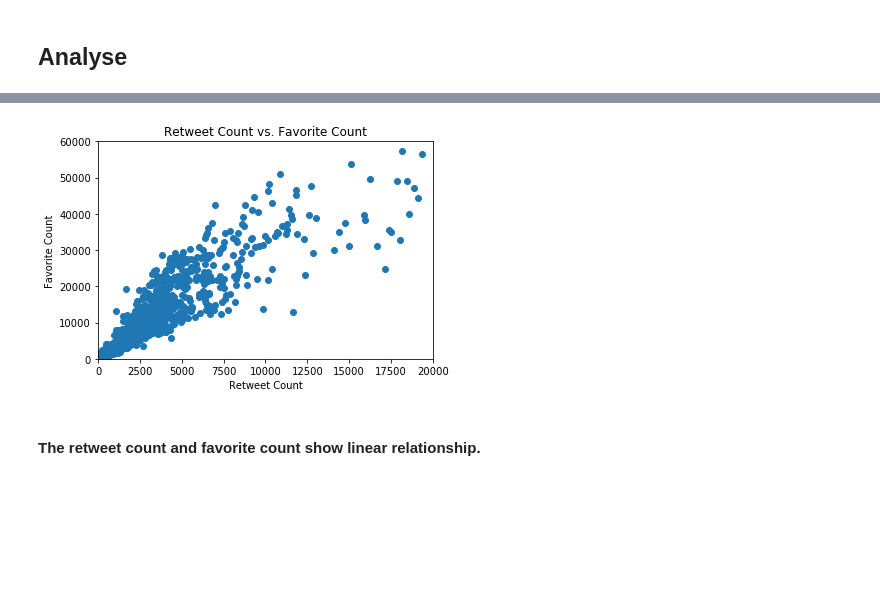
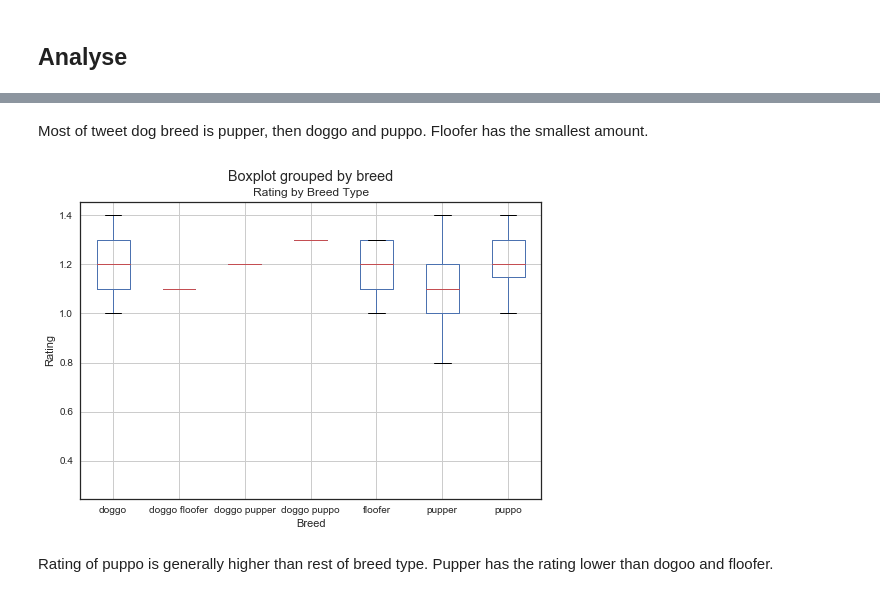
Before and after one commit to michellemao0224/Data-Wrangling, a Jupyter notebook: Project/wrangle_act.ipynb, the cells around one changed output, grey strips where cells are left out. Cells and saved outputs as stored; diff of their text form; code cells hidden in the pictures; blank space fills up the shorter version.

```diff
--- a/Project/wrangle_act.ipynb
+++ b/Project/wrangle_act.ipynb
@@ -418,15 +869,16 @@ archive.boxplot(column='rating', by='breed')
-# %%
-plt.scatter(x = archive.retweet_count, y = archive.favorite_count)
-plt.xlim(0, 20000)
-plt.ylim(0, 60000)
-plt.xlabel('Retweet Count');
-plt.ylabel('Favorite Count');
-plt.title('Retweet Count vs. Favorite Count');
-plt.show()
-# %% [output]
-[figure, removed]
-# %% [markdown]
-#### The retweet count and favorite count show linear relationship.
+# %% [markdown]
+Most of tweet dog breed is pupper, then doggo and puppo. Floofer has the smallest amount.
+# %%
+archive.boxplot(column='rating', by='breed')
+plt.xlabel('Breed');
+plt.ylabel('Rating');
+plt.title('Rating by Breed Type');
+plt.savefig('rating_breed.png')
+plt.show()
+# %% [output]
+[figure, added]
+# %% [markdown]
+Rating of puppo is generally higher than rest of breed type. Pupper has the rating lower than dogoo and floofer.
 # %%
 archive["timestamp"] = pd.to_datetime(archive["timestamp"])
 archive.set_index('timestamp', inplace=True)
```
Also changed, not shown: parts of 63 cells of this notebook.
